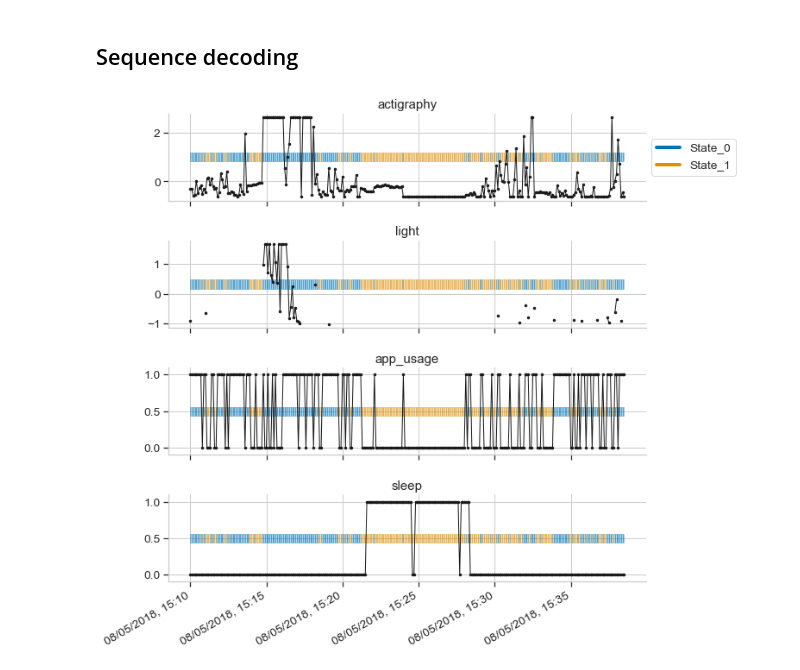
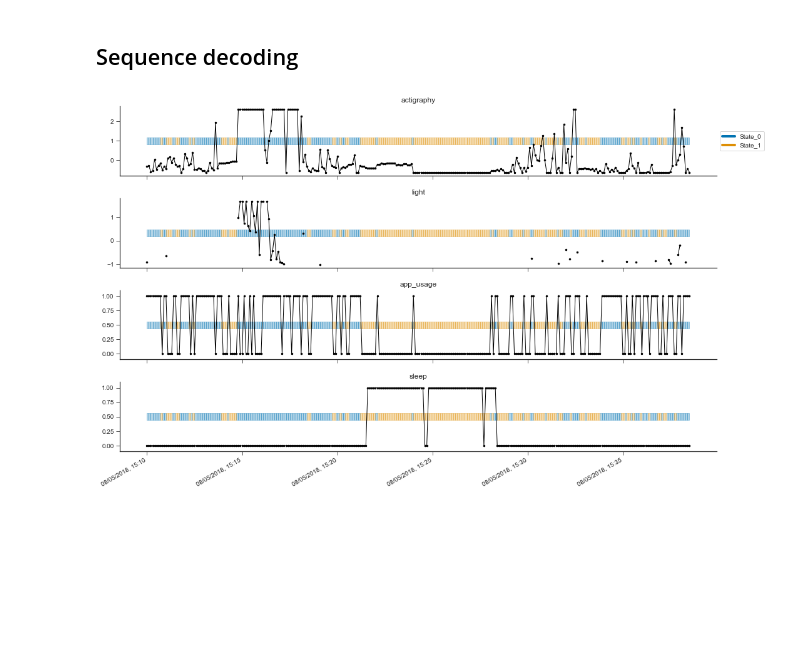
Before and after one commit to fmorenopino/HeterogeneousHMM, a Jupyter notebook: notebooks/hmm_tutorials.ipynb, the cells around one changed output. Cells and saved outputs as stored; diff of their text form; code cells hidden in the pictures; blank space fills up the shorter version.

```diff
--- a/notebooks/hmm_tutorials.ipynb
+++ b/notebooks/hmm_tutorials.ipynb
@@ -37,12 +37,7 @@ if module_path not in sys.path:
     sys.path.append(module_path)
 
 import numpy as np
-import pandas as pd
 import pickle
-from hmmlearn import hmm
-from parse import compile
-import seaborn as sns
-import matplotlib.pyplot as plt
 
 from src.GaussianHMM import GaussianHMM
 from src.DiscreteHMM import MultinomialHMM
@@ -51,10 +46,6 @@ import src.utils as su
 
 %load_ext autoreload
 %autoreload 2
-
-# seaborn settings
-sns.set(font_scale=1.25)
-sns.set_style("whitegrid")
 # %% [markdown]
 # Multinomial HMM
 # %% [markdown]
@@ -501,8 +493,8 @@ Transitions
 # %%
 # decode a training sequences
 logL, state_seq = my_hmm.decode([training_seq[0]], algorithm="viterbi")
 
 su.plot_decode(training_seq[0], ["actigraphy", "light", "app_usage", "sleep"], state_seq[0], discrete_columns=["app_usage", "sleep"],
-                time_stamps=df[df["seq_no"] == 0]["date"],figsize=(10, 10))
+                time_stamps=df[df["seq_no"] == 0]["date"],figsize=(15, 10))
 # %% [output]
-[figure, old version]
+[figure, new version]
```
Also changed, not shown: parts of 4 cells of this notebook, 3 other files.
